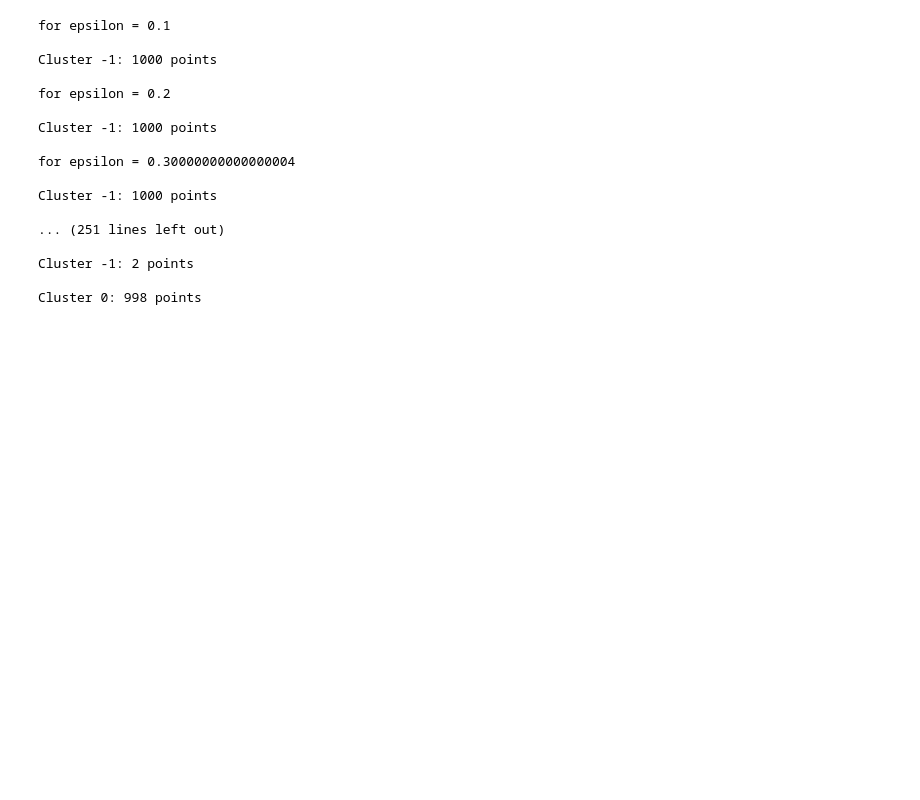
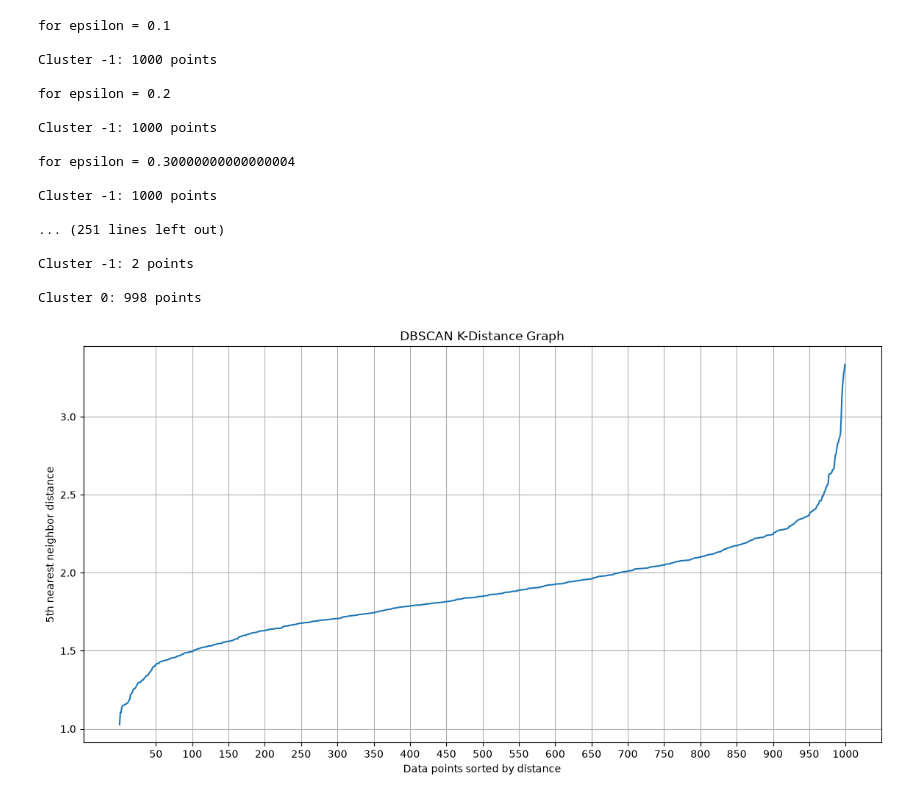
Before and after one commit to YashInLogN/CFO, a Jupyter notebook: cf0_001_unsupervised.ipynb, the cells around one changed output. Saved outputs shown, nothing was run; the diff lists cells and outputs as text; code cells hidden in the pictures; blank space fills up the shorter version.

Commit message:
Saved the dbscan diagnostic tool but not yet completed.

```diff
--- a/cf0_001_unsupervised.ipynb
+++ b/cf0_001_unsupervised.ipynb
@@ -637,3 +634,21 @@ Cluster -1: 1000 points
 Cluster -1: 2 points
 
 Cluster 0: 998 points
+# %%
+kneighbor = NearestNeighbors(n_neighbors=5)
+kneighbor_fit = kneighbor.fit(X_processed)
+
+distance, indices = kneighbor_fit.kneighbors(X_processed)
+
+k_nearest = np.sort(distance[:, -1])
+# %%
+plt.figure(figsize=(14, 7))
+plt.plot(k_nearest)
+plt.xlabel("Data points sorted by distance")
+plt.ylabel("5th nearest neighbor distance")
+plt.title("DBSCAN K-Distance Graph")
+plt.xticks(range(50, 1001, 50))
+plt.grid()
+plt.show()
+# %% [output]
+[figure, added]
```
Also changed, not shown: parts of 4 cells of this notebook.
